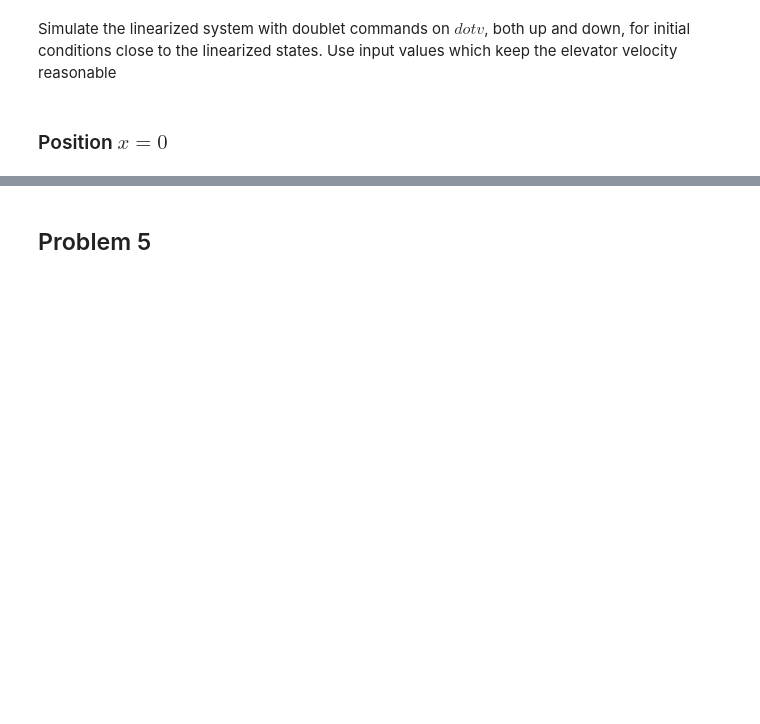
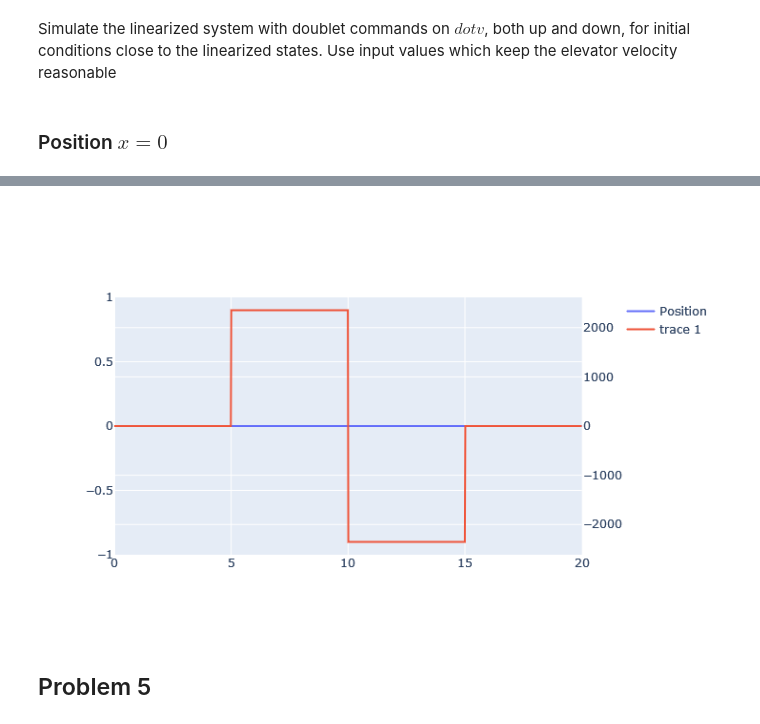
Before and after one commit to mschrader15/AEM591-Projects, a Jupyter notebook: project-1/Project_1.ipynb, the cells around one changed output, grey strips where cells are left out. Cells and saved outputs as stored; diff of their text form; code cells hidden in the pictures; blank space fills up the shorter version.

```diff
--- a/project-1/Project_1.ipynb
+++ b/project-1/Project_1.ipynb
@@ -401,3 +406,20 @@ plotly.tools.make_subplots is deprecated, please use plotly.subplots.make_subplo
+# %%
+def ode_linear(t, x_t, elevator):
+#     print(x_t)
+    x_t = np.array([x_t[0] - elevator.x.magnitude, x_t[1], elevator.i_bar.magnitude, elevator.r_bar.magnitude])
+    return np.matmul(elevator.A, x_t) + np.matmul(elevator.B.T, np.asarray([elevator.doublet(t).magnitude - elevator.v_bar.magnitude]))
+# %%
+# s = solve_ivp(ode_linear, y0=np.array([0, 0, elevator.i_bar.magnitude, elevator.r_bar.magnitude]), t_span=(t[0], t[-1]),)
+
+s = odeint(ode_linear, y0=np.array([0, 0, elevator.i_bar.magnitude, elevator.r_bar.magnitude]), t=t, tfirst=True, args=(elevator, ))
+# %%
+fig = make_subplots(specs=[[{"secondary_y": True}]])
+# len(s)
+fig.add_trace(go.Scatter(x=t, y=[t_[0] for t_ in s], name="Position"))
+fig.add_trace(go.Scatter(x=t, y=[elevator.doublet(_t) for _t in t]), secondary_y=True)
+# isinstance(elevator.doublet_c, ureg.Quantity)
+# %% [output]
+[figure, added]
 # %% [markdown]
 ## Problem 5
 # %% [markdown]
```
Also changed, not shown: parts of 16 cells of this notebook.
